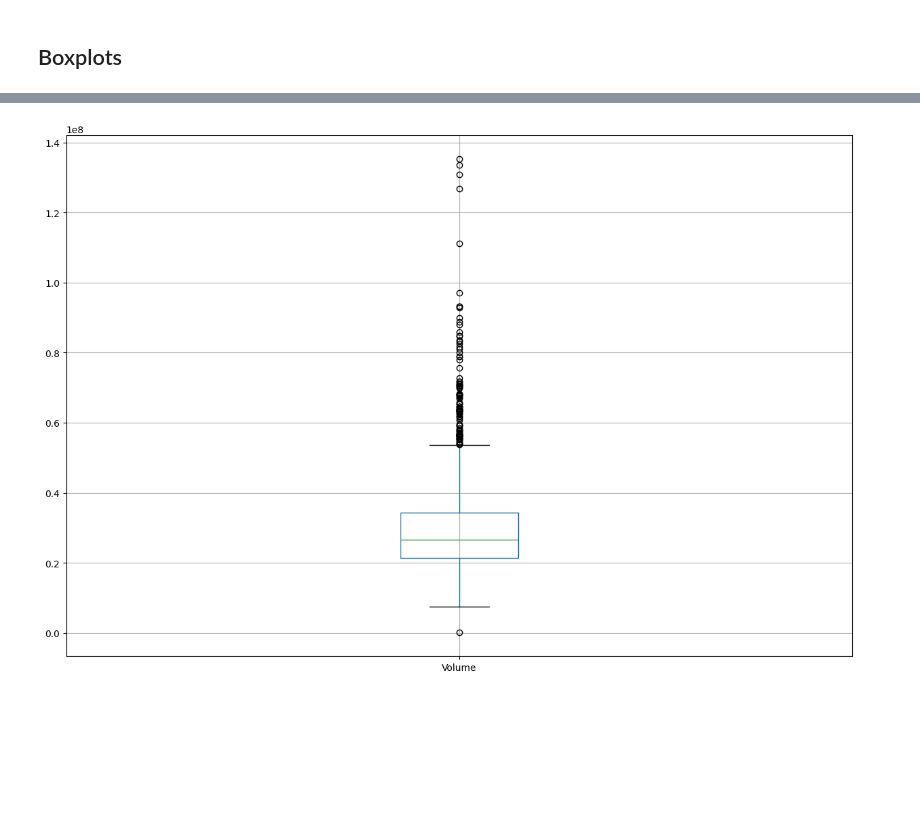
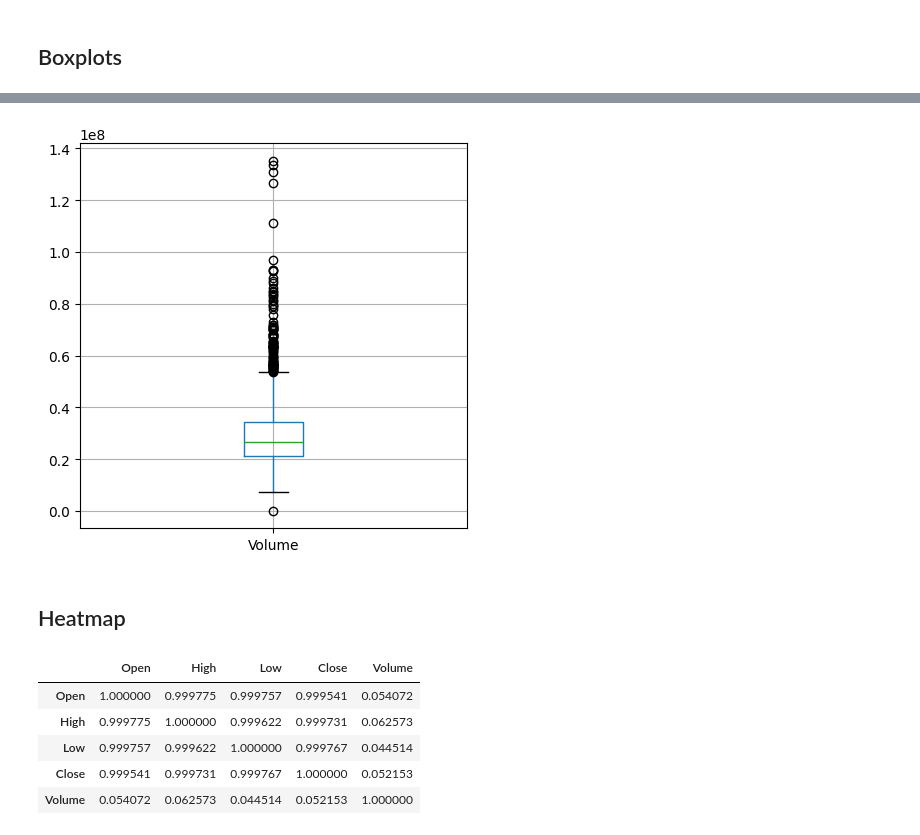
Before and after one commit to Surya-0/Sem_7_CodeXP, a Jupyter notebook: Timeseries_Exp/Lab1_Exp/Microsoft_Stock_Exp.ipynb, the cells around one changed output, grey strips where cells are left out. Saved outputs shown, nothing was run; the diff lists cells and outputs as text; code cells hidden in the pictures; blank space fills up the shorter version.

```diff
--- a/Timeseries_Exp/Lab1_Exp/Microsoft_Stock_Exp.ipynb
+++ b/Timeseries_Exp/Lab1_Exp/Microsoft_Stock_Exp.ipynb
@@ -122,6 +122,8 @@ df['Date'] = pd.to_datetime(df['Date'])
 df['Date'].dtype
 # %% [output]
 dtype('<M8[ns]')
+# %%
+df.set_index('Date', inplace=True)
 # %% [markdown]
 ## Histogram
 # %%
@@ -144,5 +146,7 @@ plt.show()
 # %%
-df.boxplot(column = 'Volume',figsize=(15, 10))
+df.boxplot(column = 'Volume',figsize=(5, 5))
 plt.show()
 # %% [output]
-[figure, old version]
+[figure, new version]
+# %% [markdown]
+## Heatmap
@@ -148,0 +155,9 @@ plt.show()
+# %%
+corr
+# %% [output]
+|  | Open | High | Low | Close | Volume |
+| Open | 1.000000 | 0.999775 | 0.999757 | 0.999541 | 0.054072 |
+| High | 0.999775 | 1.000000 | 0.999622 | 0.999731 | 0.062573 |
+| Low | 0.999757 | 0.999622 | 1.000000 | 0.999767 | 0.044514 |
+| Close | 0.999541 | 0.999731 | 0.999767 | 1.000000 | 0.052153 |
+| Volume | 0.054072 | 0.062573 | 0.044514 | 0.052153 | 1.000000 |
```
Also changed, not shown: parts of 27 cells of this notebook.
